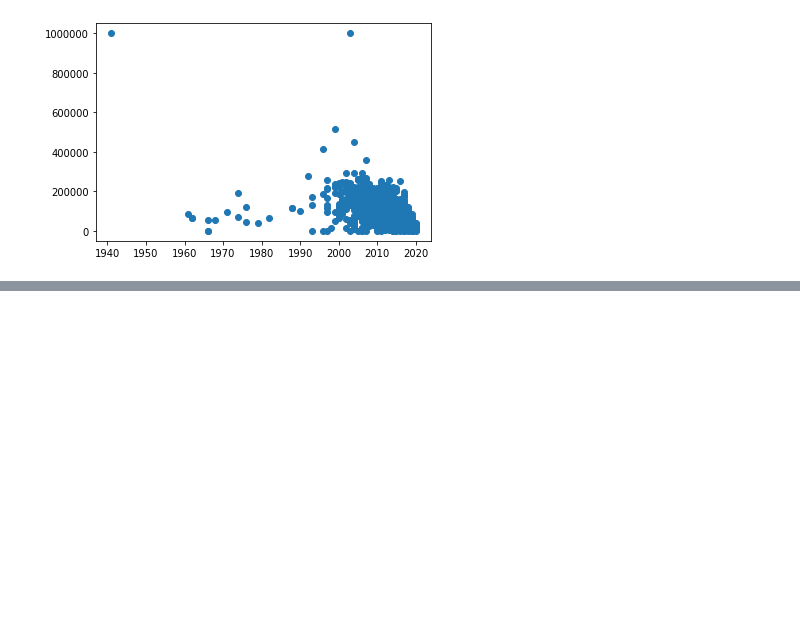
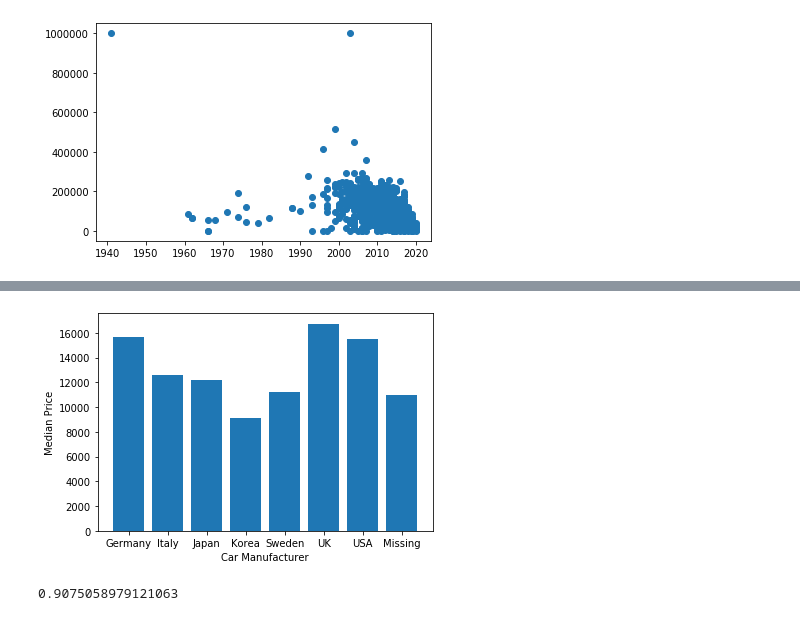
Before and after one commit to ixiaopan/GroupWork, a Jupyter notebook: DataMining/Cars_Matt.ipynb, the cells around one changed output, grey strips where cells are left out. Drawn from its saved outputs; the diff is of its cells as text; code cells hidden in the pictures; blank space fills up the shorter version.

```diff
--- a/DataMining/Cars_Matt.ipynb
+++ b/DataMining/Cars_Matt.ipynb
@@ -618,0 +675,27 @@ plt.show()
+# %%
+meanbyman = [np.mean(clean_df[clean_df.manuf_country_Germany == 1].price),
+             np.mean(clean_df[clean_df.manuf_country_Italy == 1].price),
+             np.mean(clean_df[clean_df.manuf_country_Japan == 1].price),
+             np.mean(clean_df[clean_df['manuf_country_S.Korea'] == 1].price),
+             np.mean(clean_df[clean_df.manuf_country_Sweden == 1].price),
+             np.mean(clean_df[clean_df.manuf_country_UK == 1].price),
+             np.mean(clean_df[clean_df.manuf_country_USA == 1].price),
+             np.mean(clean_df[clean_df.manuf_country_missing == 1].price)]
+
+cols = ['manuf_country_Germany',
+       'manuf_country_Italy', 'manuf_country_Japan', 'manuf_country_S.Korea',
+       'manuf_country_Sweden', 'manuf_country_UK', 'manuf_country_USA',
+       'manuf_country_missing']
+# %%
+plt.bar(cols, meanbyman)
+plt.xlabel('Car Manufacturer')
+plt.ylabel('Median Price')
+plt.xticks(cols, ['Germany', 'Italy','Japan','Korea','Sweden','UK','USA','Missing'])
+#plt.savefig('images/carman.png',dpi=500)
+plt.show()
+# %% [output]
+[figure, added]
+# %%
+np.sum(cars.isnull().sum(axis=1) > 0) / cars.shape[0]
+# %% [output]
+0.9075058979121063
```
Also changed, not shown: parts of 29 cells of this notebook.
